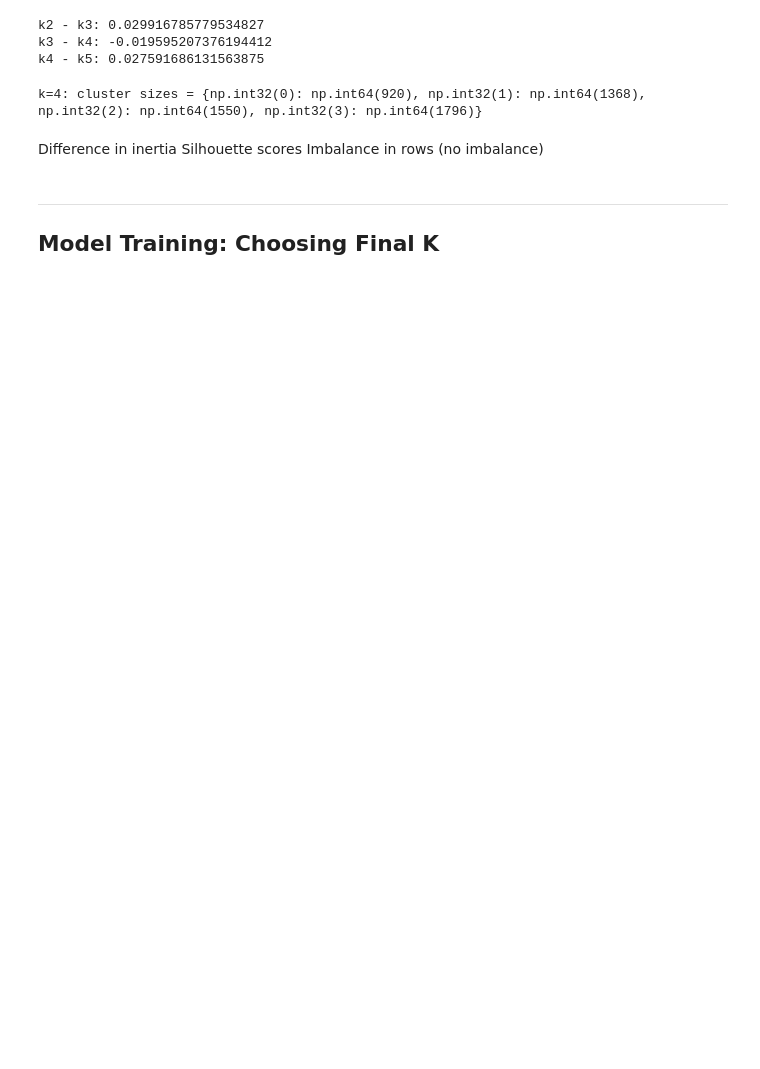
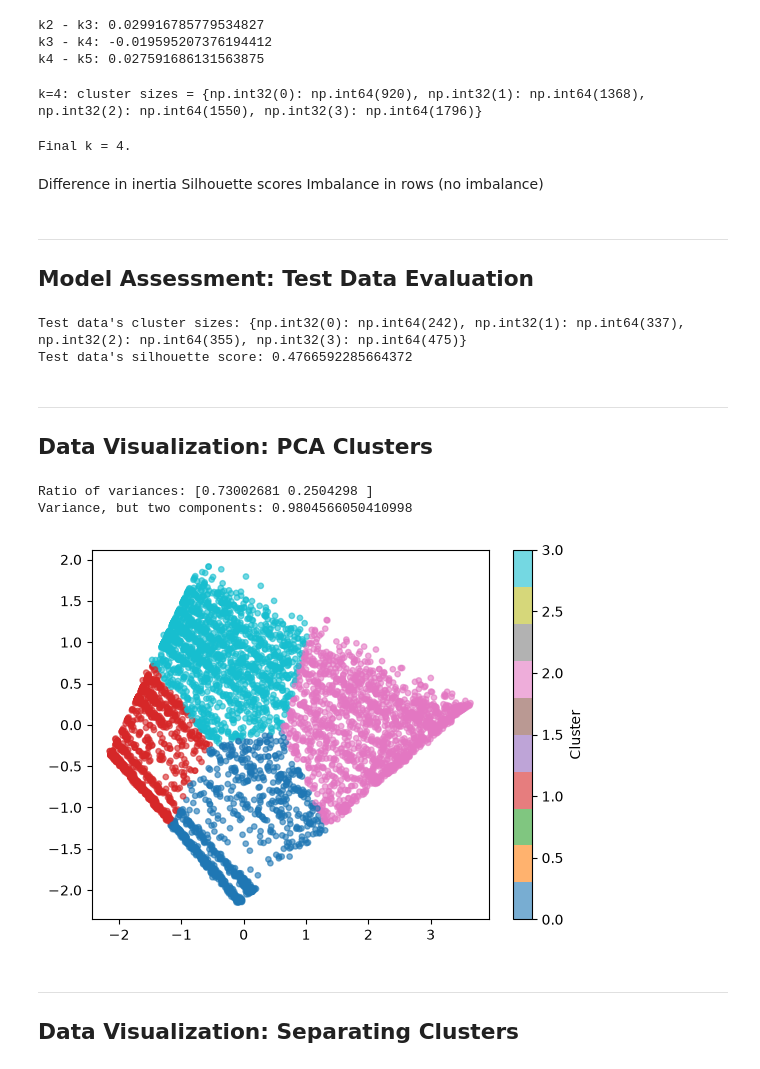
Before and after one commit to Daria-Kara/ai-and-ml-final-assignment, a Jupyter notebook: actual_one.ipynb, the cells around one changed output. Drawn from its saved outputs; the diff is of its cells as text; code cells hidden in the pictures; blank space fills up the shorter version.

```diff
--- a/actual_one.ipynb
+++ b/actual_one.ipynb
@@ -779,11 +780,58 @@ print('k=4: cluster sizes =',
       dict(zip(unique_k4, counts_k4)))
 # %% [output]
 k=4: cluster sizes = {np.int32(0): np.int64(920), np.int32(1): np.int64(1368), np.int32(2): np.int64(1550), np.int32(3): np.int64(1796)}
+# %%
+final_k = 4
+final_kmeans = KMeans(n_clusters=final_k, random_state=42, n_init=10)
+labels_cluster_train = final_kmeans.fit_predict(X_cluster)
+
+print('Final k = 4.')
+# %% [output]
+Final k = 4.
 # %% [markdown]
 Difference in inertia
 Silhouette scores
 Imbalance in rows (no imbalance)
 # %% [markdown]
 ---
-Model Training: Choosing Final K
+Model Assessment: Test Data Evaluation
 ---
+# %%
+labels_cluster_test = final_kmeans.predict(X_cluster_test)
+
+unique_test, counts_test = np.unique(labels_cluster_test, return_counts=True)
+
+print("Test data's cluster sizes:", dict(zip(unique_test, counts_test)))
+print("Test data's silhouette score:", silhouette_score(X_cluster_test, labels_cluster_test))
+# %% [output]
+Test data's cluster sizes: {np.int32(0): np.int64(242), np.int32(1): np.int64(337), np.int32(2): np.int64(355), np.int32(3): np.int64(475)}
+Test data's silhouette score: 0.4766592285664372
+# %% [markdown]
+---
+Data Visualization: PCA Clusters
+---
+# %%
+from sklearn.decomposition import PCA
+
+pca = PCA(n_components=2, random_state=42)
+X_train_pca = pca.fit_transform(X_cluster)
+
+print("Ratio of variances:", pca.explained_variance_ratio_)
+print("Variance, but two components:", pca.explained_variance_ratio_.sum())
+# %% [output]
+Ratio of variances: [0.73002681 0.2504298 ]
+Variance, but two components: 0.9804566050410998
+# %%
+scatter = plt.scatter(
+    X_train_pca[:, 0], X_train_pca[:, 1],
+    c=labels_cluster_train, cmap='tab10', alpha=0.6, s=15
+)
+
+plt.colorbar(scatter, label='Cluster')
+plt.show()
+# %% [output]
+[figure, added]
+# %% [markdown]
+---
+Data Visualization: Separating Clusters
+---
```
Also changed, not shown: parts of 5 cells of this notebook.
